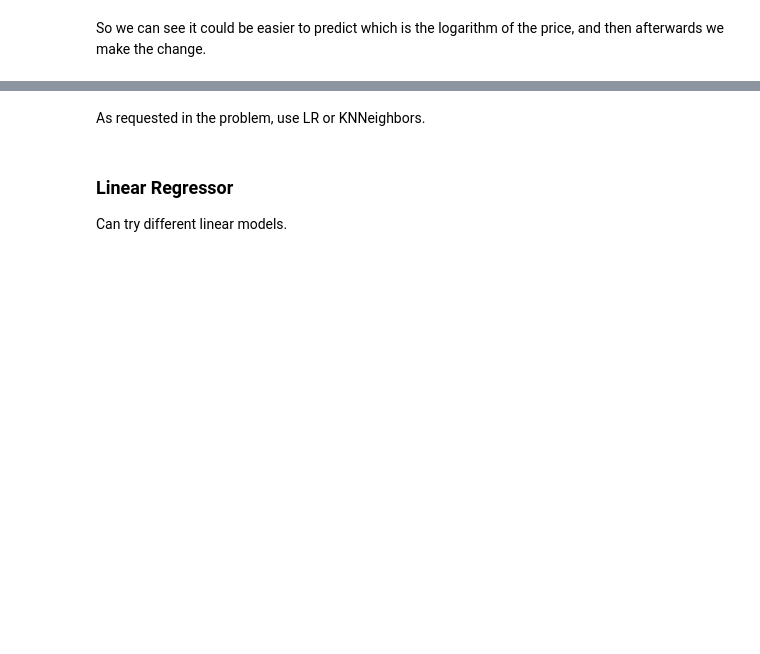
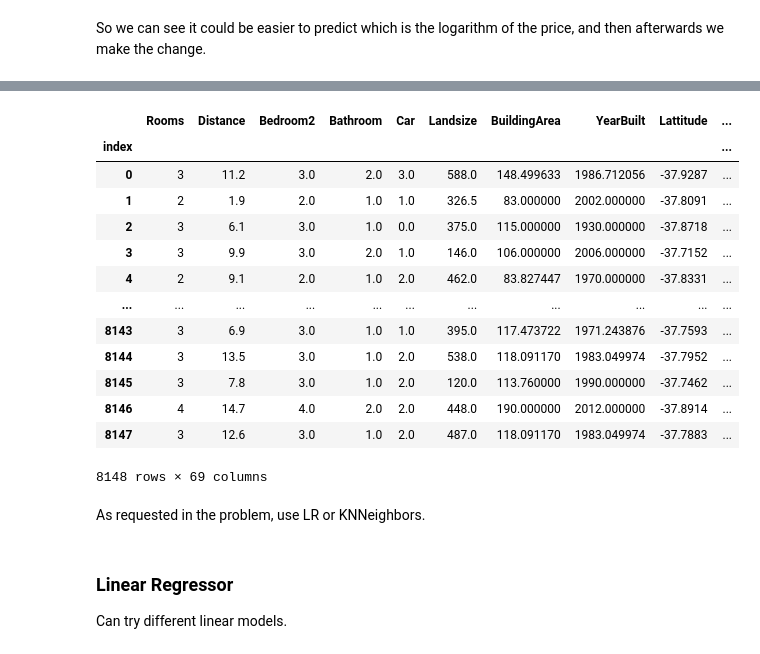
Before and after one commit to nil-andreu/machine-learning-posgrade, a Jupyter notebook: Project 2: Housing Price Prediction/House Pred.ipynb, the cells around one changed output, grey strips where cells are left out. Cells and saved outputs as stored; diff of their text form; code cells hidden in the pictures; blank space fills up the shorter version.

Commit message:
[NEW] log dataframe specification

```diff
--- a/Project 2: Housing Price Prediction/House Pred.ipynb
+++ b/Project 2: Housing Price Prediction/House Pred.ipynb
@@ -1329,3 +1752,20 @@ test_set_final
+# %%
+test_set_final_log.head(3)
+# %% [output]
+|  | Rooms | Distance | Bedroom2 | Bathroom | Car | Landsize | BuildingArea | YearBuilt | Lattitude | ... |
+| index |  |  |  |  |  |  |  |  |  | ... |
+| 0 | 3 | 11.2 | 3.0 | 2.0 | 3.0 | 588.0 | 148.499633 | 1986.712056 | -37.9287 | ... |
+| 1 | 2 | 1.9 | 2.0 | 1.0 | 1.0 | 326.5 | 83.000000 | 2002.000000 | -37.8091 | ... |
+| 2 | 3 | 6.1 | 3.0 | 1.0 | 0.0 | 375.0 | 115.000000 | 1930.000000 | -37.8718 | ... |
+| 3 | 3 | 9.9 | 3.0 | 2.0 | 1.0 | 146.0 | 106.000000 | 2006.000000 | -37.7152 | ... |
+| 4 | 2 | 9.1 | 2.0 | 1.0 | 2.0 | 462.0 | 83.827447 | 1970.000000 | -37.8331 | ... |
+| ... | ... | ... | ... | ... | ... | ... | ... | ... | ... | ... |
+| 8143 | 3 | 6.9 | 3.0 | 1.0 | 1.0 | 395.0 | 117.473722 | 1971.243876 | -37.7593 | ... |
+| 8144 | 3 | 13.5 | 3.0 | 1.0 | 2.0 | 538.0 | 118.091170 | 1983.049974 | -37.7952 | ... |
+| 8145 | 3 | 7.8 | 3.0 | 1.0 | 2.0 | 120.0 | 113.760000 | 1990.000000 | -37.7462 | ... |
+| 8146 | 4 | 14.7 | 4.0 | 2.0 | 2.0 | 448.0 | 190.000000 | 2012.000000 | -37.8914 | ... |
+| 8147 | 3 | 12.6 | 3.0 | 1.0 | 2.0 | 487.0 | 118.091170 | 1983.049974 | -37.7883 | ... |
+8148 rows × 69 columns
 # %% [markdown]
 As requested in the problem, use LR or KNNeighbors.
 # %% [markdown]
```
Also changed, not shown: parts of 91 cells of this notebook.
